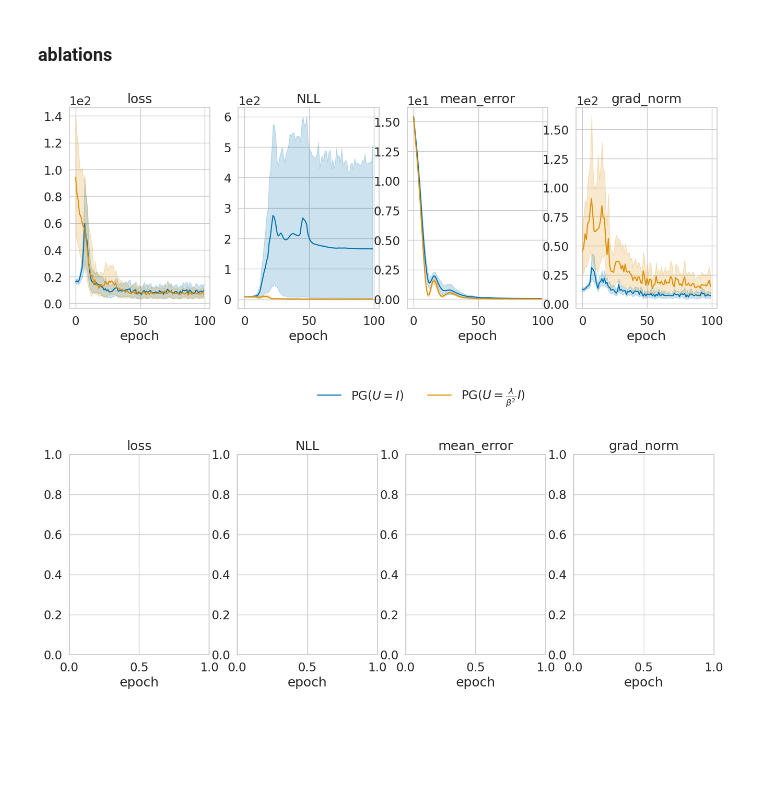
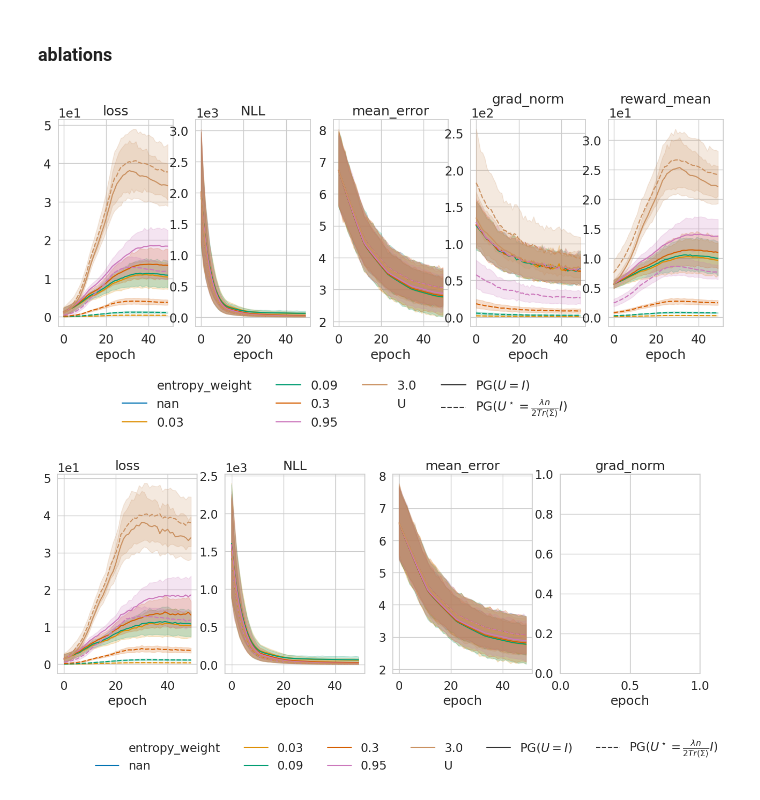
Before and after one commit to abenechehab/nll_to_po, a Jupyter notebook: notebook/linear_mean.ipynb, the cells around one changed output. Saved outputs shown, nothing was run; the diff lists cells and outputs as text; code cells hidden in the pictures.

```diff
--- a/notebook/linear_mean.ipynb
+++ b/notebook/linear_mean.ipynb
@@ -447,31 +492,0 @@ plt.show()
-# %%
-# train
-fig, ax = plt.subplots(1, output_dim * 2, figsize=(20, 5))
-for i in range(output_dim):
-    sns.lineplot(
-        data=df_all[df_all["train_val"] == "train"],
-        x="epoch",
-        y=f"std_{i}",
-        hue="loss_type",
-        ax=ax[i],
-        legend=False if i > 0 else True,
-    )
-    ax[i].set_ylabel(None)
-    ax[i].set_title(f"Train - std_{i}")
-    ax[i].ticklabel_format(axis="y", style="sci", scilimits=(0, 1))
-    ax[i].axhline(y=init_dist_scale, color="r", linestyle="--", label="gt")
-for i in range(output_dim):
-    sns.lineplot(
-        data=df_all[df_all["train_val"] == "val"],
-        x="epoch",
-        y=f"std_{i}",
-        hue="loss_type",
-        ax=ax[output_dim + i],
-        legend=False,
-    )
-    ax[output_dim + i].set_ylabel(None)
-    ax[output_dim + i].set_title(f"Val - std_{i}")
-    ax[output_dim + i].ticklabel_format(axis="y", style="sci", scilimits=(0, 1))
-    ax[output_dim + i].axhline(y=init_dist_scale, color="r", linestyle="--")
-ax[0].legend(bbox_to_anchor=(2.2, -0.35), loc="lower center", ncol=6, frameon=False)
-plt.show()
@@ -504,8 +517,10 @@ def plot_ablation(
 
     sub_df["entropy_weight"] = sub_df["entropy_weight"].astype("str")
 
-    _, ax = plt.subplots(1, 4, figsize=(16, 5))
-    for i, metric in enumerate(["loss", "NLL", "mean_error", "grad_norm"]):
+    _, ax = plt.subplots(1, 5, figsize=(16, 5))
+    for i, metric in enumerate(
+        ["loss", "NLL", "mean_error", "grad_norm", "reward_mean"]
+    ):
         sns.lineplot(
             data=sub_df[sub_df["train_val"] == "train"],
             x="epoch",
@@ -539,15 +554,15 @@ def plot_ablation(
 # %%
 plot_ablation(
     df=df_all,
-    hue_variable="U",
-    style_variable=None,
+    hue_variable="entropy_weight",
+    style_variable="U",
     loss_type_list=[],
     use_rsample_list=[],
     n_generations_list=[],
     entropy_weight_list=[],
     reward_transform_list=[],
 )
 # %% [output]
-[figure, old version]
+[figure, new version]
-[figure, old version]
+[figure, new version]
 # %%
```
Also changed, not shown: parts of 11 cells of this notebook.
